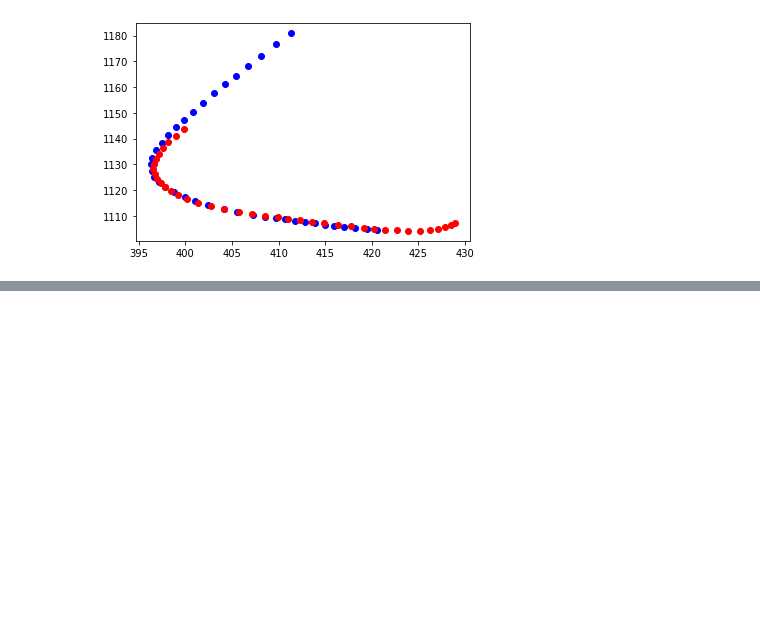
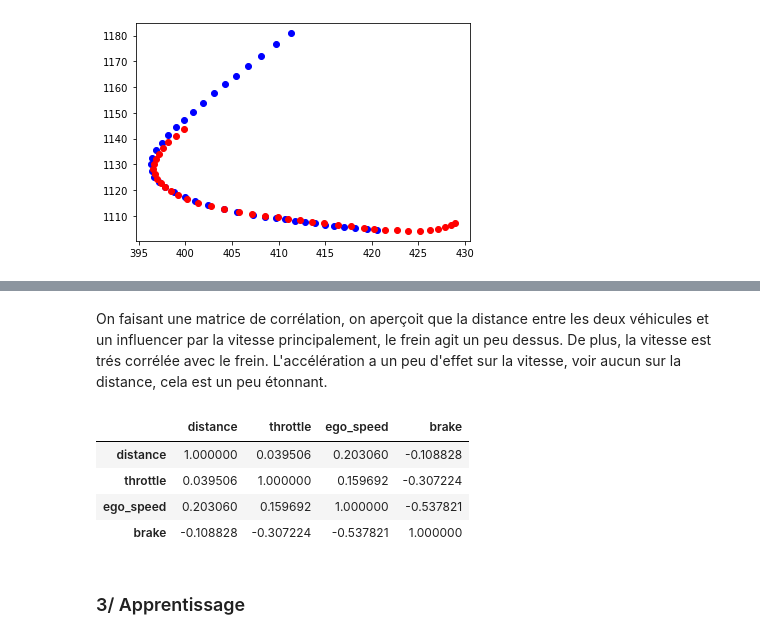
Before and after one commit to AlexandreFiche/machine_learning_for_autonomous_driving, a Jupyter notebook: nuscenes_decouverte.ipynb, the cells around one changed output, grey strips where cells are left out. Cells and saved outputs as stored; diff of their text form; code cells hidden in the pictures; blank space fills up the shorter version.

Commit message:
Maj anticiper vitesse avec un vehicule devant
Prétraitement pour trouver les données
+ essaie rapide avec deux modèles pour avoir un premier résultat

```diff
--- a/nuscenes_decouverte.ipynb
+++ b/nuscenes_decouverte.ipynb
@@ -261,7 +254,7 @@ Pour cela, il nous faut plusieurs données pour ce modèle:
 # %% [markdown]
 Prenons une scene où on suit une voiture, la scène 61. Cherchons l'instance de la voiture....
 # %%
-scene_test = nusc.scene[0] # 58 avec le dataset normal
+scene_test = nusc.scene[58] # 58 avec le dataset normal #0 avec le minidataset
 scene_test
 # %% [output]
 {'token': 'cc8c0bf57f984915a77078b10eb33198',
@@ -393,0 +412,39 @@ En regardant le code du sdk j'ai trouvé un bout de code utile qui me permet de
+# %%
+# Liste toutes les instances d'une scene
+def get_instances_scene(scene):
+    sample = nusc.get('sample',scene['first_sample_token'])
+    list_instances = []
+
+    while sample['token'] != scene['last_sample_token']:
+        anns = sample['anns']
+        for ann_token in anns:
+            ann = nusc.get('sample_annotation',ann_token)
+            instance = nusc.get('instance',ann['instance_token'])
+            category = nusc.get('category',instance['category_token'])
+            if not instance in list_instances and "vehicle" in category['name']:
+                #print(category['name'])
+                list_instances += [instance]
+        sample = nusc.get('sample',sample['next'])
+    return list_instances
+
+
+# Explore chaque scene, puis chaque instance de cette scene qui est un vehicle en mouvement (devant)
+# Cree un dataframe avec pour entree distance au vehicle, ego_vitesse, ego_accel, ego_brake
+# et vehicle_vitesse (pas mtn)
+def build_dataframe_for_vehicle_in_front():
+    scenes = nusc.scene[:100]
+    list_rows = []
+    for s in scenes:
+        list_instances = get_instances_scene(s)
+        for inst in list_instances:
+            ok, res = find_vehicle_in_front(inst['token'])
+            if ok:
+                list_rows += res
+    dataframe = pd.DataFrame.from_dict(list_rows)
+    print(dataframe)
+    print(dataframe.describe())
+    return dataframe
+
+#find_vehicle_in_front("c1958768d48640948f6053d04cffd35b")
+# 15k ligne sans contrainte sur steering (100 scenes)
+df_vehicle = build_dataframe_for_vehicle_in_front()
@@ -393,0 +469,12 @@ En regardant le code du sdk j'ai trouvé un bout de code utile qui me permet de
+# %% [markdown]
+On faisant une matrice de corrélation, on aperçoit que la distance entre les deux véhicules et un influencer par la vitesse principalement, le frein agit un peu dessus. De plus, la vitesse est trés corrélée avec le frein. L'accélération a un peu d'effet sur la vitesse, voir aucun sur la distance, cela est un peu étonnant.
+# %%
+df_vehicle.corr()
+# %% [output]
+|  | distance | throttle | ego_speed | brake |
+| distance | 1.000000 | 0.039506 | 0.203060 | -0.108828 |
+| throttle | 0.039506 | 1.000000 | 0.159692 | -0.307224 |
+| ego_speed | 0.203060 | 0.159692 | 1.000000 | -0.537821 |
+| brake | -0.108828 | -0.307224 | -0.537821 | 1.000000 |
+# %% [markdown]
+### 3/ Apprentissage
```
Also changed, not shown: parts of 20 cells of this notebook, 3 other files.
